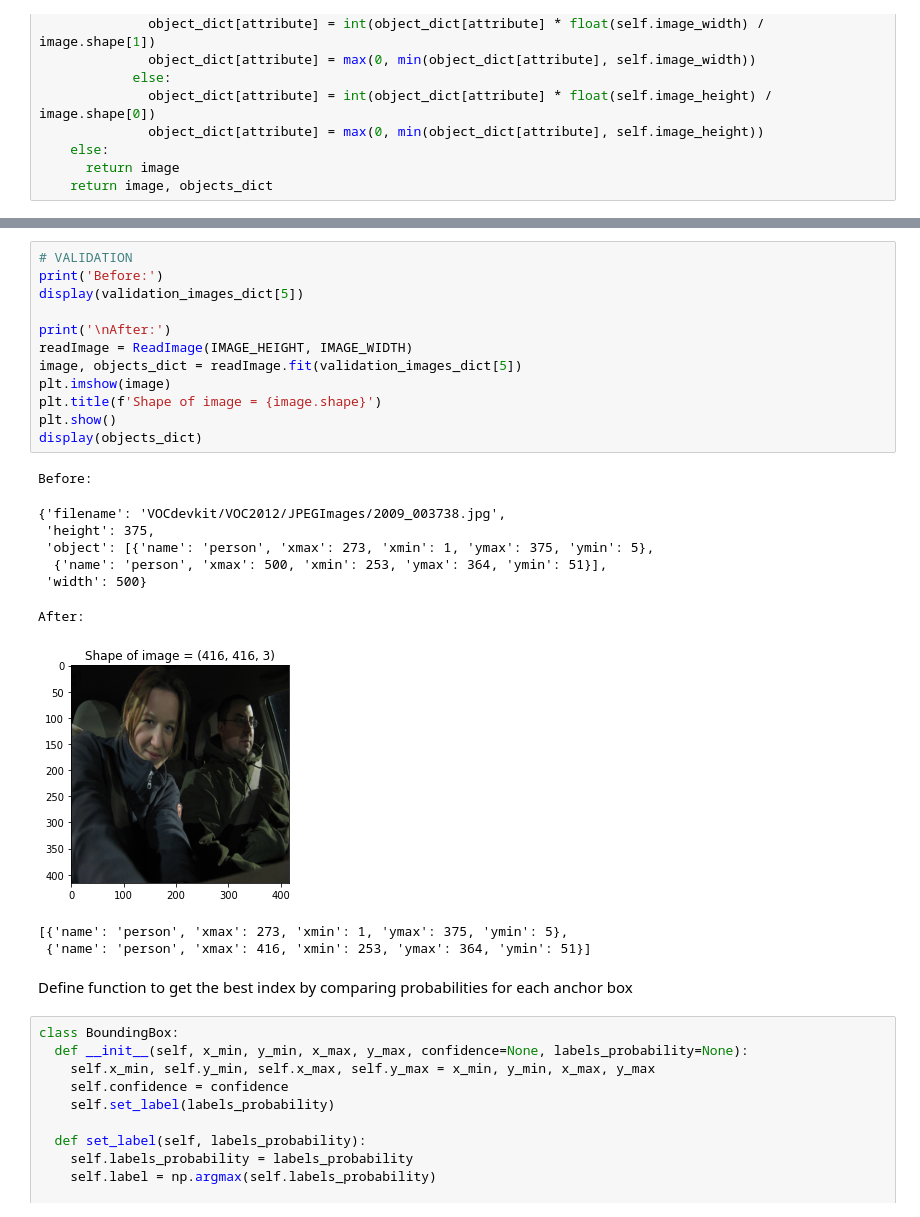
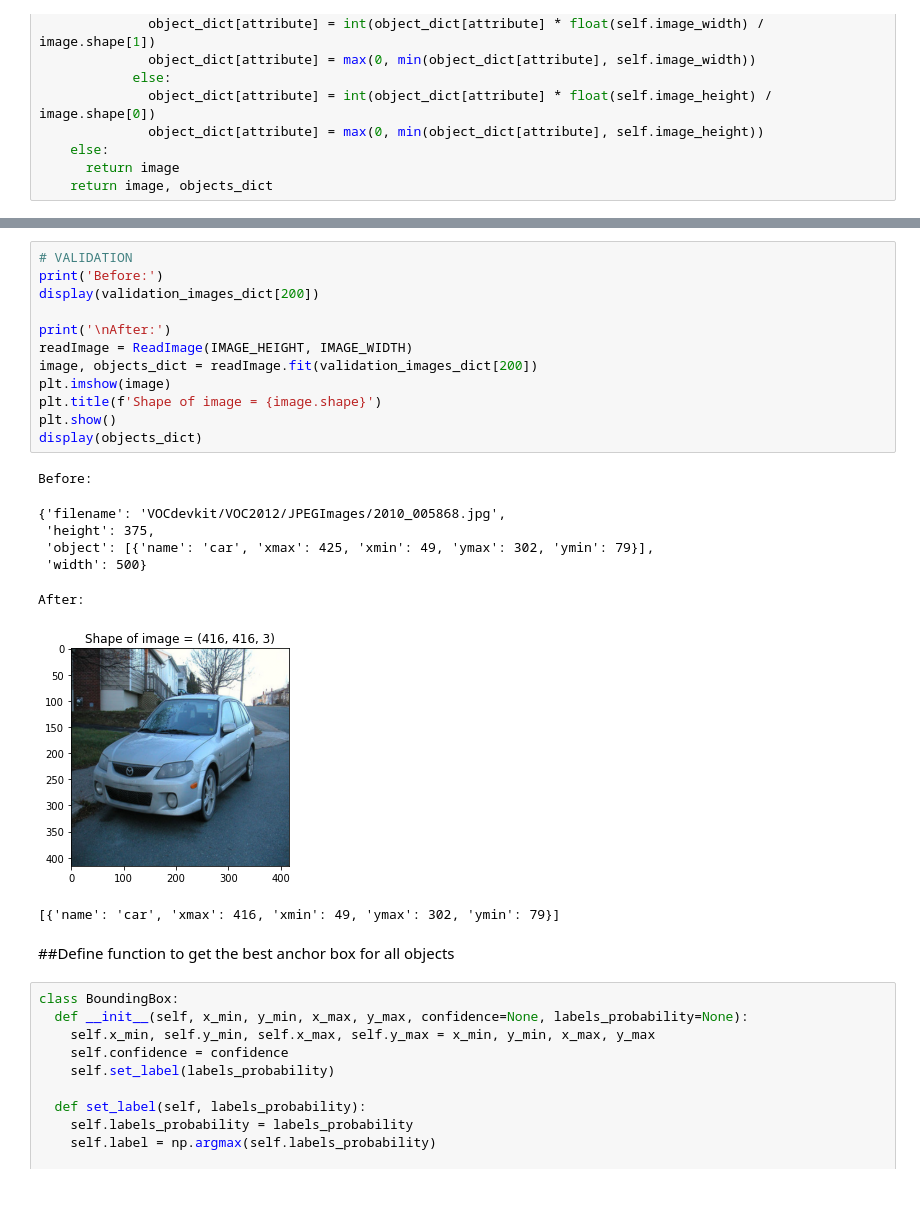
Before and after one commit to panjiarlins/smart-security-camera-project, a Jupyter notebook: ML Team/train.ipynb, the cells around one changed output, grey strips where cells are left out. Saved outputs shown, nothing was run; the diff lists cells and outputs as text.

```diff
--- a/ML Team/train.ipynb
+++ b/ML Team/train.ipynb
@@ -231,28 +374,26 @@ Print one of example from validation data before resize and normalize
 # %%
 # VALIDATION
 print('Before:')
-display(validation_images_dict[5])
+display(validation_images_dict[200])
 
 print('\nAfter:')
 readImage = ReadImage(IMAGE_HEIGHT, IMAGE_WIDTH)
-image, objects_dict = readImage.fit(validation_images_dict[5])
+image, objects_dict = readImage.fit(validation_images_dict[200])
 plt.imshow(image)
 plt.title(f'Shape of image = {image.shape}')
 plt.show()
 display(objects_dict)
 # %% [output]
 Before:
-{'filename': 'VOCdevkit/VOC2012/JPEGImages/2009_003738.jpg',
+{'filename': 'VOCdevkit/VOC2012/JPEGImages/2010_005868.jpg',
  'height': 375,
- 'object': [{'name': 'person', 'xmax': 273, 'xmin': 1, 'ymax': 375, 'ymin': 5},
-  {'name': 'person', 'xmax': 500, 'xmin': 253, 'ymax': 364, 'ymin': 51}],
+ 'object': [{'name': 'car', 'xmax': 425, 'xmin': 49, 'ymax': 302, 'ymin': 79}],
  'width': 500}
 After:
-[figure, old version]
+[figure, new version]
-[{'name': 'person', 'xmax': 273, 'xmin': 1, 'ymax': 375, 'ymin': 5},
- {'name': 'person', 'xmax': 416, 'xmin': 253, 'ymax': 364, 'ymin': 51}]
+[{'name': 'car', 'xmax': 416, 'xmin': 49, 'ymax': 302, 'ymin': 79}]
 # %% [markdown]
-Define function to get the best index by comparing probabilities for each anchor box
+##Define function to get the best anchor box for all objects
 # %%
 class BoundingBox:
   def __init__(self, x_min, y_min, x_max, y_max, confidence=None, labels_probability=None):
```
Also changed, not shown: parts of 77 cells of this notebook.
